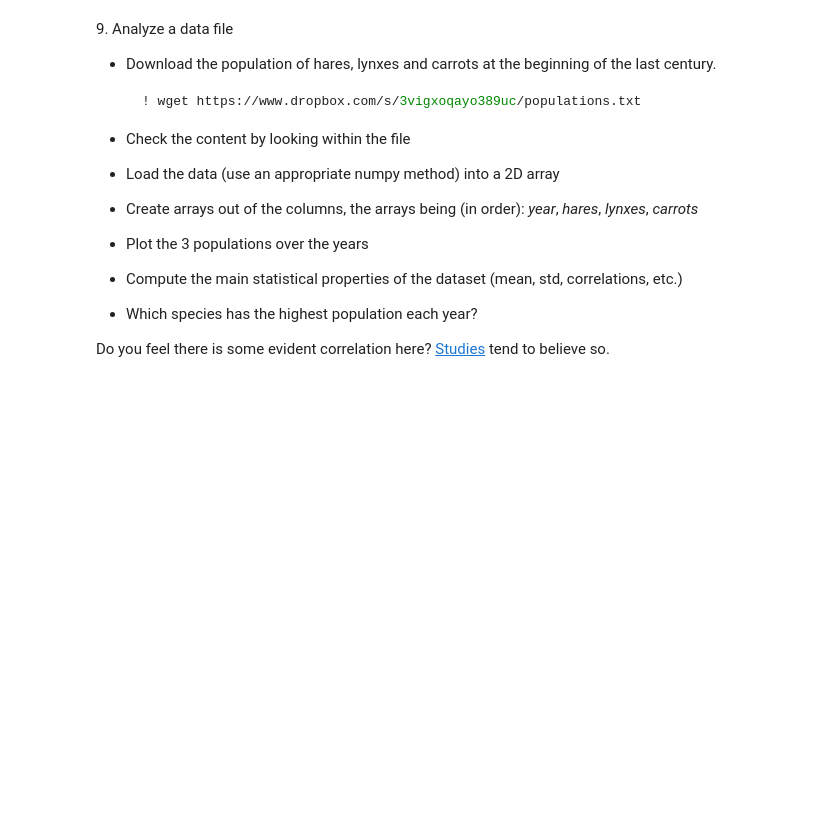
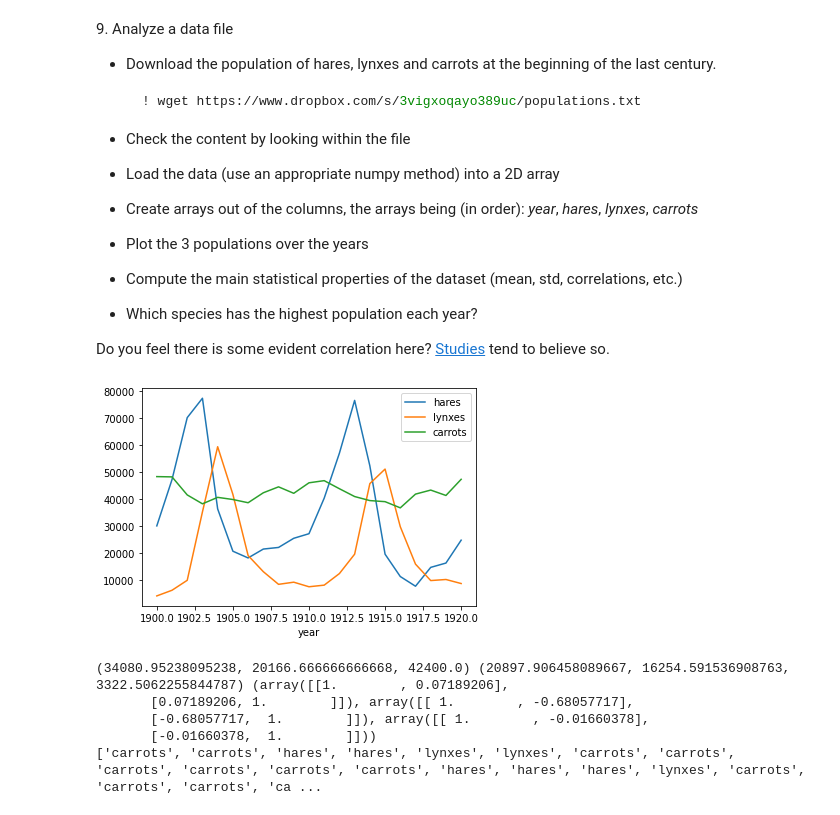
Before and after one commit to angelabortolato/LaboratoryOfComputationalPhysics_A, a Jupyter notebook: 04ex_Numpy.ipynb, the cells around one changed output. Saved outputs shown, nothing was run; the diff lists cells and outputs as text; code cells hidden in the pictures; blank space fills up the shorter version.

```diff
--- a/04ex_Numpy.ipynb
+++ b/04ex_Numpy.ipynb
@@ -232,3 +290,36 @@ Did you get what you expected?
   * Which species has the highest population each year?
 
 Do you feel there is some evident correlation here? [Studies](https://www.enr.gov.nt.ca/en/services/lynx/lynx-snowshoe-hare-cycle) tend to believe so.
+# %%
+data = np.loadtxt("populations.txt")
+year=data[:,0]
+hares=data[:,1]
+lynxes=data[:,2]
+carrots=data[:,3]
+
+plt.plot(year, hares, label='hares')
+plt.plot(year, lynxes, label='lynxes')
+plt.plot(year, carrots, label='carrots')
+plt.xlabel('year')
+plt.legend()
+plt.show()
+
+means=(hares.mean(), lynxes.mean(), carrots.mean())
+stds=(hares.std(), lynxes.std(), carrots.std())
+corrs=(np.corrcoef(hares,lynxes), np.corrcoef(lynxes,carrots), np.corrcoef(carrots,hares))
+
+print(means, stds, corrs)           #lynxes-carrots have a slightly strong anticorrelation
+
+highest_pop=[]
+species=['hares', 'lynxes', 'carrots']
+for i in range(len(year)):
+    pop=[hares[i], lynxes[i], carrots[i]]
+    highest_pop.append(species[np.argmax(pop)])
+print(highest_pop)
+# %% [output]
+[figure, added]
+(34080.95238095238, 20166.666666666668, 42400.0) (20897.906458089667, 16254.591536908763, 3322.5062255844787) (array([[1.        , 0.07189206],
+       [0.07189206, 1.        ]]), array([[ 1.        , -0.68057717],
+       [-0.68057717,  1.        ]]), array([[ 1.        , -0.01660378],
+       [-0.01660378,  1.        ]]))
+['carrots', 'carrots', 'hares', 'hares', 'lynxes', 'lynxes', 'carrots', 'carrots', 'carrots', 'carrots', 'carrots', 'carrots', 'hares', 'hares', 'hares', 'lynxes', 'carrots', 'carrots', 'carrots', 'ca ...
```
Also changed, not shown: parts of 4 cells of this notebook, 1 other file.
